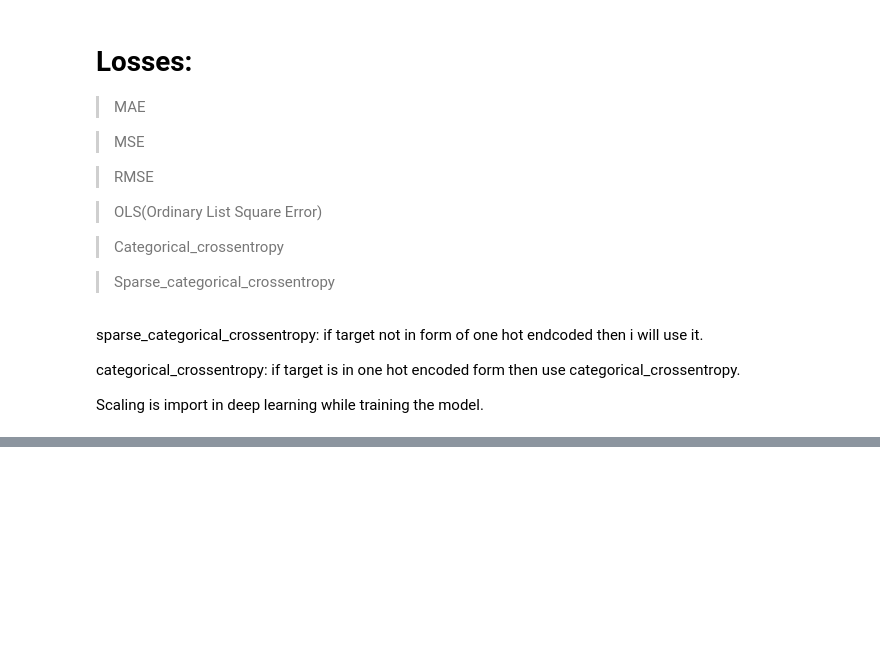
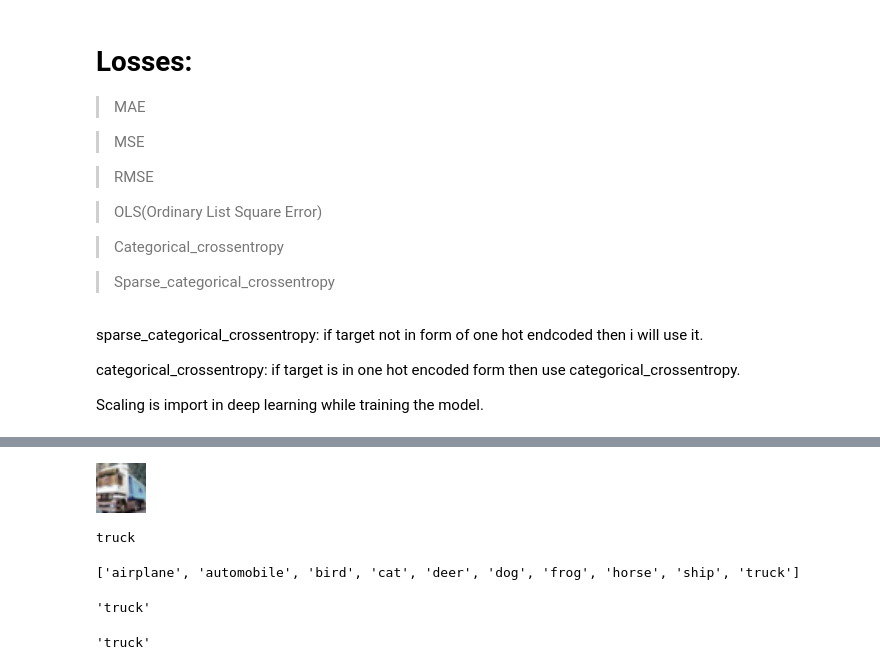
Before and after one commit to Jhanvis0110/Artifical_Intelligence-22-04-2023-, a Jupyter notebook: AI_10AM.ipynb, the cells around one changed output, grey strips where cells are left out. Saved outputs shown, nothing was run; the diff lists cells and outputs as text; code cells hidden in the pictures; blank space fills up the shorter version.

```diff
--- a/AI_10AM.ipynb
+++ b/AI_10AM.ipynb
@@ -727,2 +855,25 @@ print(a[y_train[0][0]])
 # %%
 import cv2
+# %%
+from google.colab.patches import cv2_imshow
+img=cv2.resize(X_train[1],(50,50))
+cv2_imshow(img)
+print(a[y_train[1][0]])
+# %% [output]
+[figure, added]
+truck
+# %%
+print(a)
+# %% [output]
+['airplane', 'automobile', 'bird', 'cat', 'deer', 'dog', 'frog', 'horse', 'ship', 'truck']
+# %%
+X_train[1]
+y_train[1][0]
+a[9]
+# %% [output]
+'truck'
+# %%
+X_train[1]
+a[y_train[1][0]]
+# %% [output]
+'truck'
```
Also changed, not shown: parts of 82 cells of this notebook.
